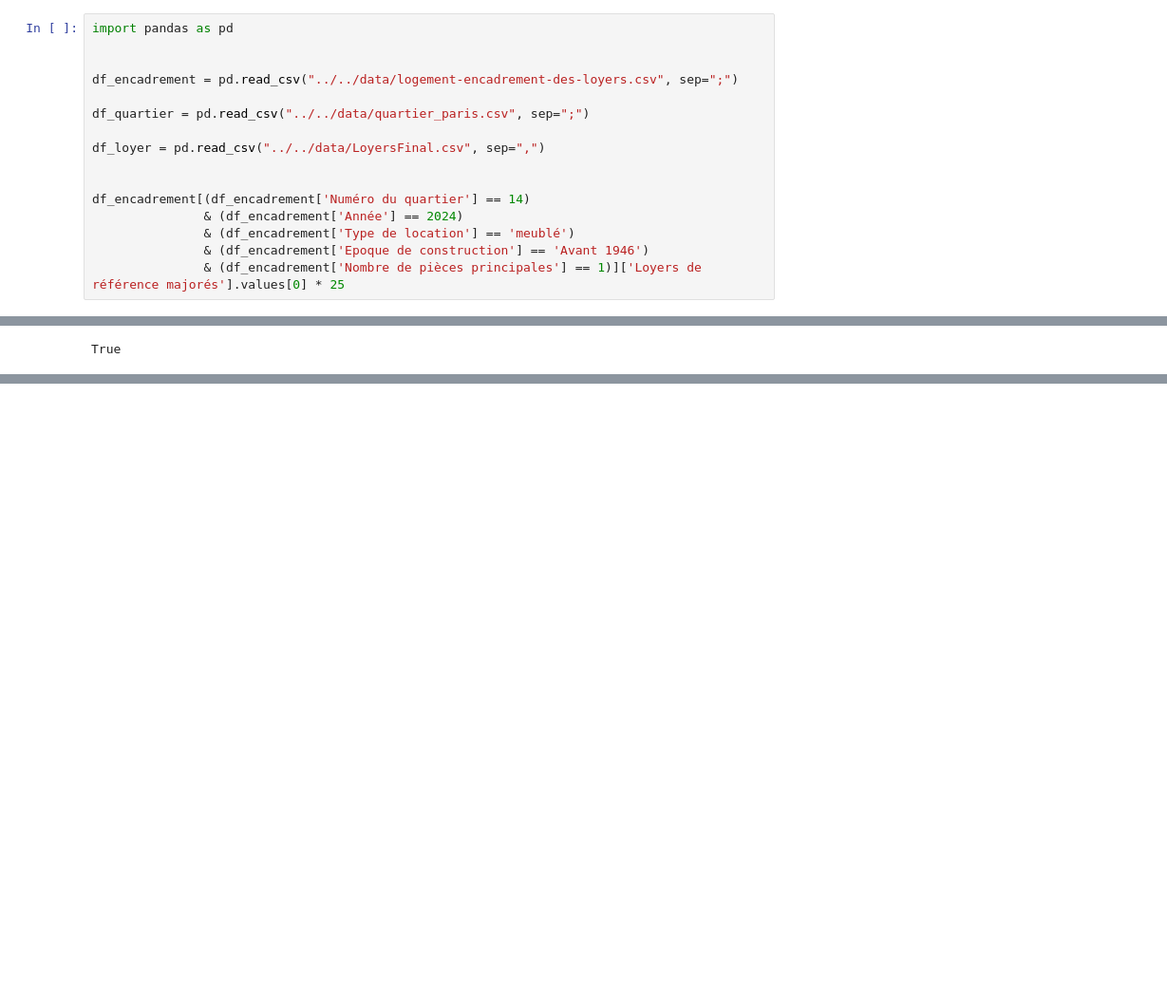
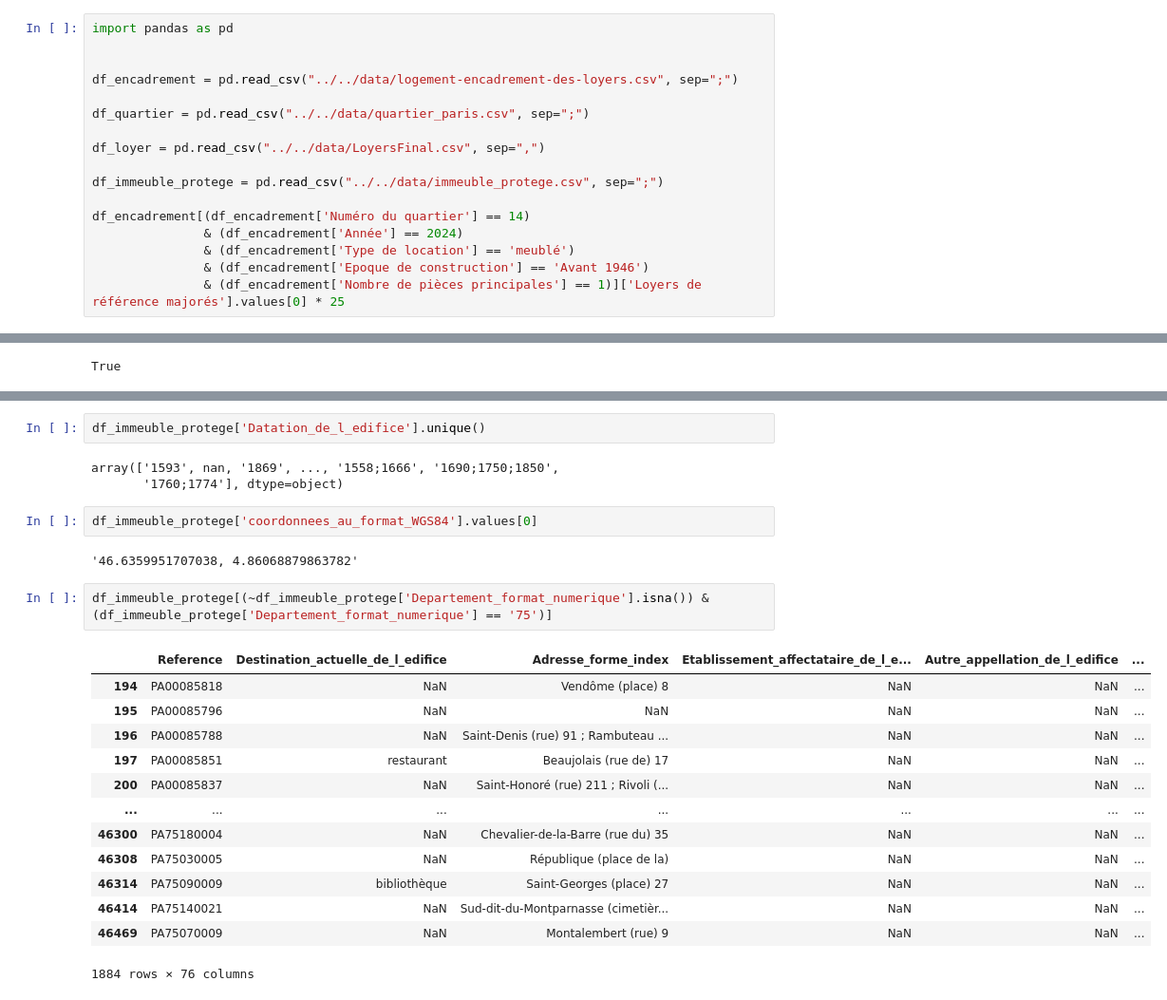
Before and after one commit to Pendigard/Paris-Real-Estate-Data, a Jupyter notebook: Célian/analysis/analysis.ipynb, the cells around one changed output, grey strips where cells are left out. Shown at 95% size. Cells and saved outputs as stored; diff of their text form; blank space fills up the shorter version.

```diff
--- a/Célian/analysis/analysis.ipynb
+++ b/Célian/analysis/analysis.ipynb
@@ -8,6 +8,7 @@ df_quartier = pd.read_csv("../../data/quartier_paris.csv", sep=";")
 
 df_loyer = pd.read_csv("../../data/LoyersFinal.csv", sep=",")
 
+df_immeuble_protege = pd.read_csv("../../data/immeuble_protege.csv", sep=";")
 
 df_encadrement[(df_encadrement['Numéro du quartier'] == 14)
                & (df_encadrement['Année'] == 2024)
@@ -42,0 +52,25 @@ df_loyer
+# %%
+df_immeuble_protege['Datation_de_l_edifice'].unique()
+# %% [output]
+array(['1593', nan, '1869', ..., '1558;1666', '1690;1750;1850',
+       '1760;1774'], dtype=object)
+# %%
+df_immeuble_protege['coordonnees_au_format_WGS84'].values[0]
+# %% [output]
+'46.6359951707038, 4.86068879863782'
+# %%
+df_immeuble_protege[(~df_immeuble_protege['Departement_format_numerique'].isna()) & (df_immeuble_protege['Departement_format_numerique'] == '75')]
+# %% [output]
+|  | Reference | Destination_actuelle_de_l_edifice | Adresse_forme_index | Etablissement_affectataire_de_l_e... | Autre_appellation_de_l_edifice | ... |
+| 194 | PA00085818 | NaN | Vendôme (place) 8 | NaN | NaN | ... |
+| 195 | PA00085796 | NaN | NaN | NaN | NaN | ... |
+| 196 | PA00085788 | NaN | Saint-Denis (rue) 91 ; Rambuteau ... | NaN | NaN | ... |
+| 197 | PA00085851 | restaurant | Beaujolais (rue de) 17 | NaN | NaN | ... |
+| 200 | PA00085837 | NaN | Saint-Honoré (rue) 211 ; Rivoli (... | NaN | NaN | ... |
+| ... | ... | ... | ... | ... | ... | ... |
+| 46300 | PA75180004 | NaN | Chevalier-de-la-Barre (rue du) 35 | NaN | NaN | ... |
+| 46308 | PA75030005 | NaN | République (place de la) | NaN | NaN | ... |
+| 46314 | PA75090009 | bibliothèque | Saint-Georges (place) 27 | NaN | NaN | ... |
+| 46414 | PA75140021 | NaN | Sud-dit-du-Montparnasse (cimetièr... | NaN | NaN | ... |
+| 46469 | PA75070009 | NaN | Montalembert (rue) 9 | NaN | NaN | ... |
+1884 rows × 76 columns
```
Also changed, not shown: parts of 5 cells of this notebook, 6 other files.
